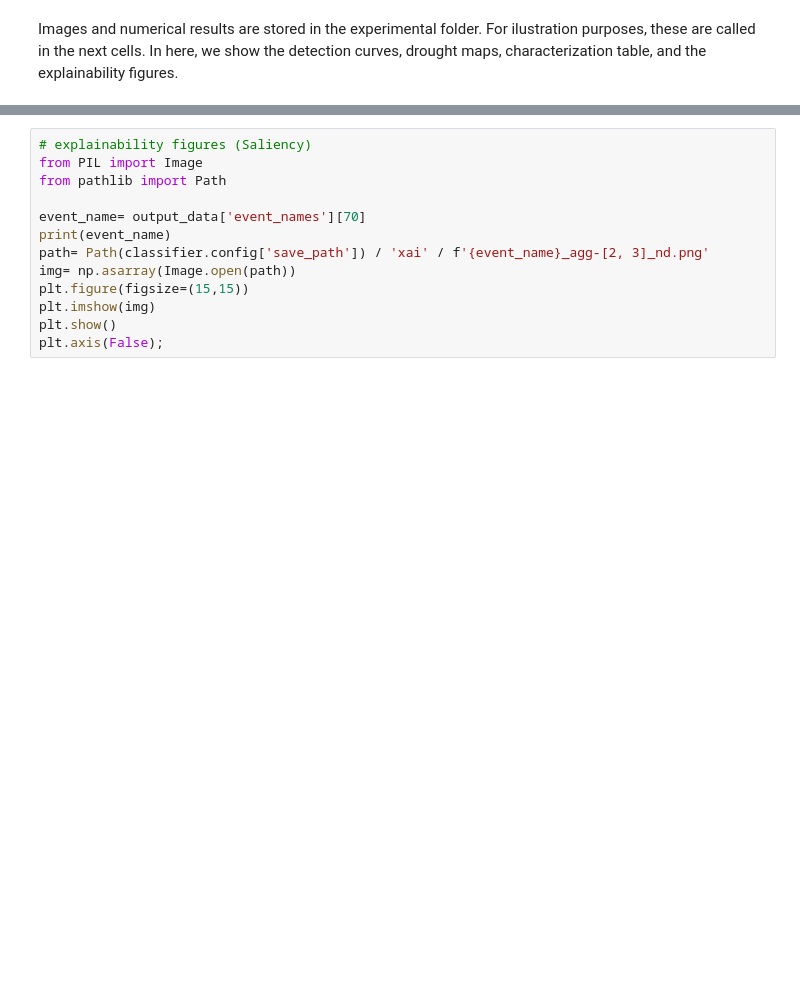
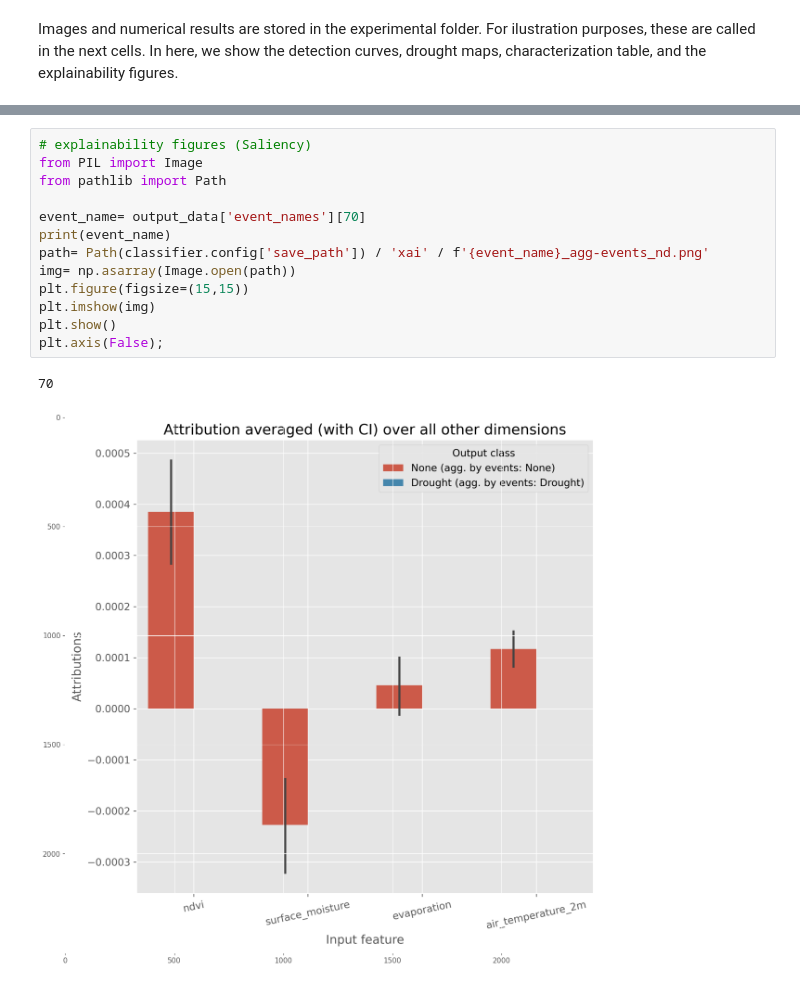
Before and after one commit to IPL-UV/AIDE, a Jupyter notebook: AIDE/tutorials/DROUGHT_RUSSIA_SMP_LPS2025.ipynb, the cells around one changed output, grey strips where cells are left out. Drawn from its saved outputs; the diff is of its cells as text; blank space fills up the shorter version.

```diff
--- a/AIDE/tutorials/DROUGHT_RUSSIA_SMP_LPS2025.ipynb
+++ b/AIDE/tutorials/DROUGHT_RUSSIA_SMP_LPS2025.ipynb
@@ -503,13 +524,16 @@ xai_output = classifier.inference(subset='test')
 # %%
 # explainability figures (Saliency)
 from PIL import Image
 from pathlib import Path
 
 event_name= output_data['event_names'][70]
 print(event_name)
-path= Path(classifier.config['save_path']) / 'xai' / f'{event_name}_agg-[2, 3]_nd.png'
+path= Path(classifier.config['save_path']) / 'xai' / f'{event_name}_agg-events_nd.png'
 img= np.asarray(Image.open(path))
 plt.figure(figsize=(15,15))
 plt.imshow(img)
 plt.show()
 plt.axis(False);
+# %% [output]
+70
+[figure, added]
```
Also changed, not shown: parts of 13 cells of this notebook, 3 other files.
